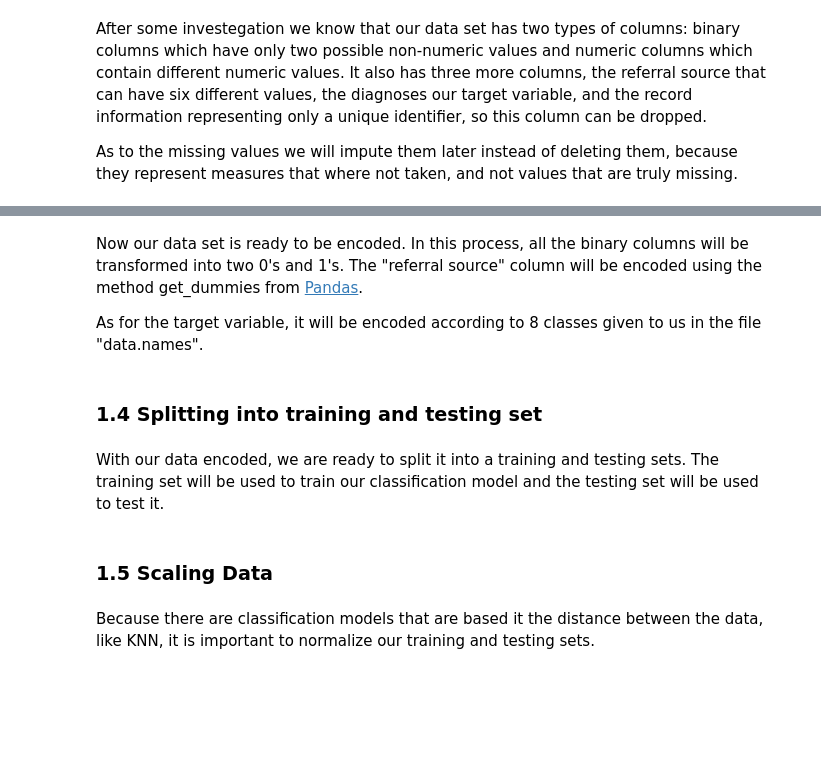
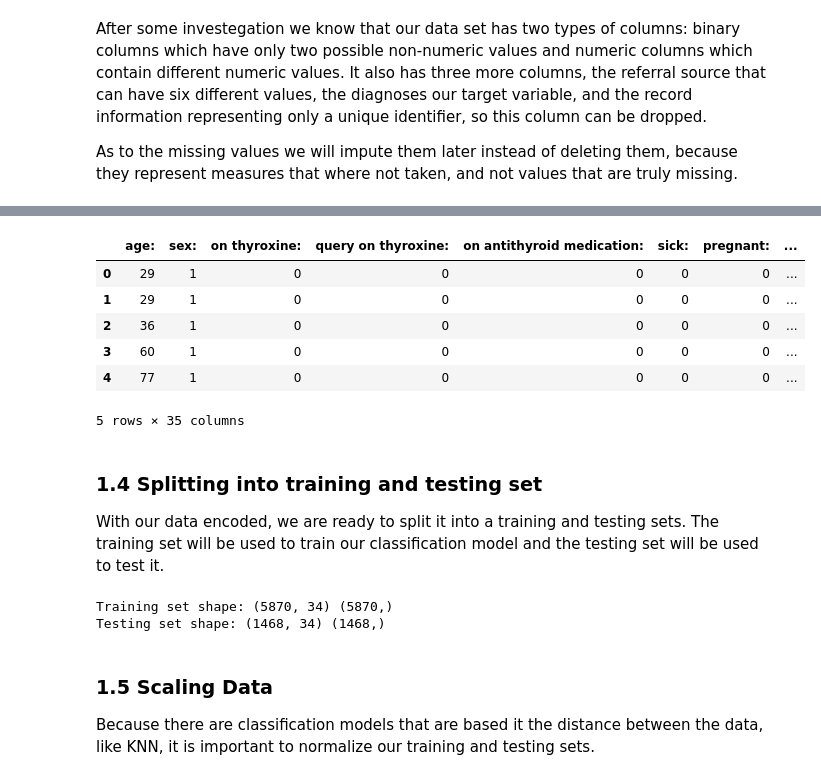
Before and after one commit to edupro26/EC-Project, a Jupyter notebook: EC_grupo06_projeto.ipynb, the cells around one changed output, grey strips where cells are left out. Saved outputs shown, nothing was run; the diff lists cells and outputs as text; code cells hidden in the pictures; blank space fills up the shorter version.

```diff
--- a/EC_grupo06_projeto.ipynb
+++ b/EC_grupo06_projeto.ipynb
@@ -90,55 +150,62 @@ df_cleaned.info()
-# %% [markdown]
-Now our data set is ready to be encoded. In this process, all the binary columns will be transformed
-into two 0's and 1's. The "referral source" column will be encoded using the method get_dummies from [Pandas](https://pandas.pydata.org).
-
-As for the target variable, it will be encoded according to 8 classes given to us in the file "data.names".
 # %%
-def encode_data(df):
-    target = 'diagnoses'
+def encode_data(X):
     encoded_values = {
         'M': '0', 'F': '1',
         'f': '0', 't': '1'
     }
-    df_target = pd.DataFrame(df[target], columns=[target])
-    encoded = df.drop(target, axis=1).replace(encoded_values)
+    encoded = X.replace(encoded_values)
     df_encoded = pd.get_dummies(encoded, columns=['referral source:'], dtype='int')
+    return df_encoded
 
-    # Target variable enconding
+def encode_target(y):
+    target = 'diagnoses'
     value_mapping = {
         '-': 0,                          # healthy
         'A': 1, 'B': 1, 'C': 1, 'D': 1,  # hyperthyroid conditions
         'E': 2, 'F': 2, 'G': 2, 'H': 2,  # hypothyroid conditions
         'I': 3, 'J': 3,                  # binding protein
         'K': 4,                          # general health
         'L': 5, 'M': 5, 'N': 5,          # replacement therapy
         'R': 6,                          # discordant results
     }
+    df_target = pd.DataFrame(y, columns=[target])
     df_target[target] = df_target[target].map(value_mapping).fillna(7).astype(int)
-    return pd.concat([df_encoded, df_target], axis=1)
+    return df_target
 
-df = encode_data(df_cleaned)
-df.head()
+X = df_cleaned.drop('diagnoses', axis='columns')
+y = df_cleaned['diagnoses']
+df_encoded = pd.concat([encode_data(X), encode_target(y)], axis=1)
+df_encoded.head()
+# %% [output]
+|  | age: | sex: | on thyroxine: | query on thyroxine: | on antithyroid medication: | sick: | pregnant: | ... |
+| 0 | 29 | 1 | 0 | 0 | 0 | 0 | 0 | ... |
+| 1 | 29 | 1 | 0 | 0 | 0 | 0 | 0 | ... |
+| 2 | 36 | 1 | 0 | 0 | 0 | 0 | 0 | ... |
+| 3 | 60 | 1 | 0 | 0 | 0 | 0 | 0 | ... |
+| 4 | 77 | 1 | 0 | 0 | 0 | 0 | 0 | ... |
+5 rows × 35 columns
 # %% [markdown]
 ### 1.4 Splitting into training and testing set
+With our data encoded, we are ready to split it into a training and testing sets.
+The training set will be used to train our classification model and the testing set will be used to test it.
-# %% [markdown]
-With our data encoded, we are ready to split it into a training and testing sets.
-The training set will be used to train our classification model and the testing set will be used to test it.
 # %%
 from sklearn.model_selection import train_test_split
 
-X = df.drop('diagnoses', axis='columns')
-y = df['diagnoses']
+X = df_encoded.drop('diagnoses', axis='columns')
+y = df_encoded['diagnoses']
 
 X_TRAIN, X_TEST, y_TRAIN, y_TEST = train_test_split(X, y, test_size=0.2)
 
 # Print the shapes of the training and testing sets
 print('Training set shape:', X_TRAIN.shape, y_TRAIN.shape)
 print('Testing set shape:', X_TEST.shape, y_TEST.shape)
+# %% [output]
+Training set shape: (5870, 34) (5870,)
+Testing set shape: (1468, 34) (1468,)
 # %% [markdown]
 ### 1.5 Scaling Data
+Because there are classification models that are based it the distance between the data, like KNN,
+it is important to normalize our training and testing sets.
-# %% [markdown]
-Because there are classification models that are based it the distance between the data, like KNN,
-it is important to normalize our training and testing sets.
 # %%
 from sklearn.preprocessing import StandardScaler
 
```
Also changed, not shown: parts of 35 cells of this notebook.
